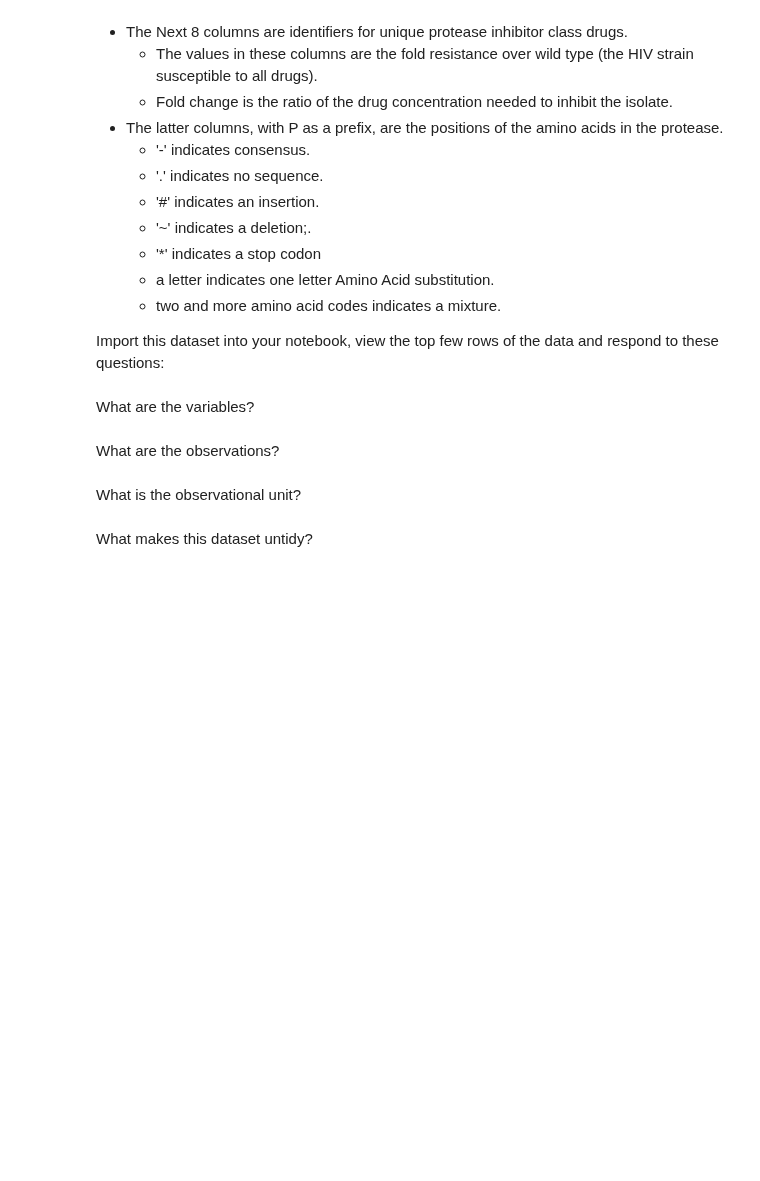
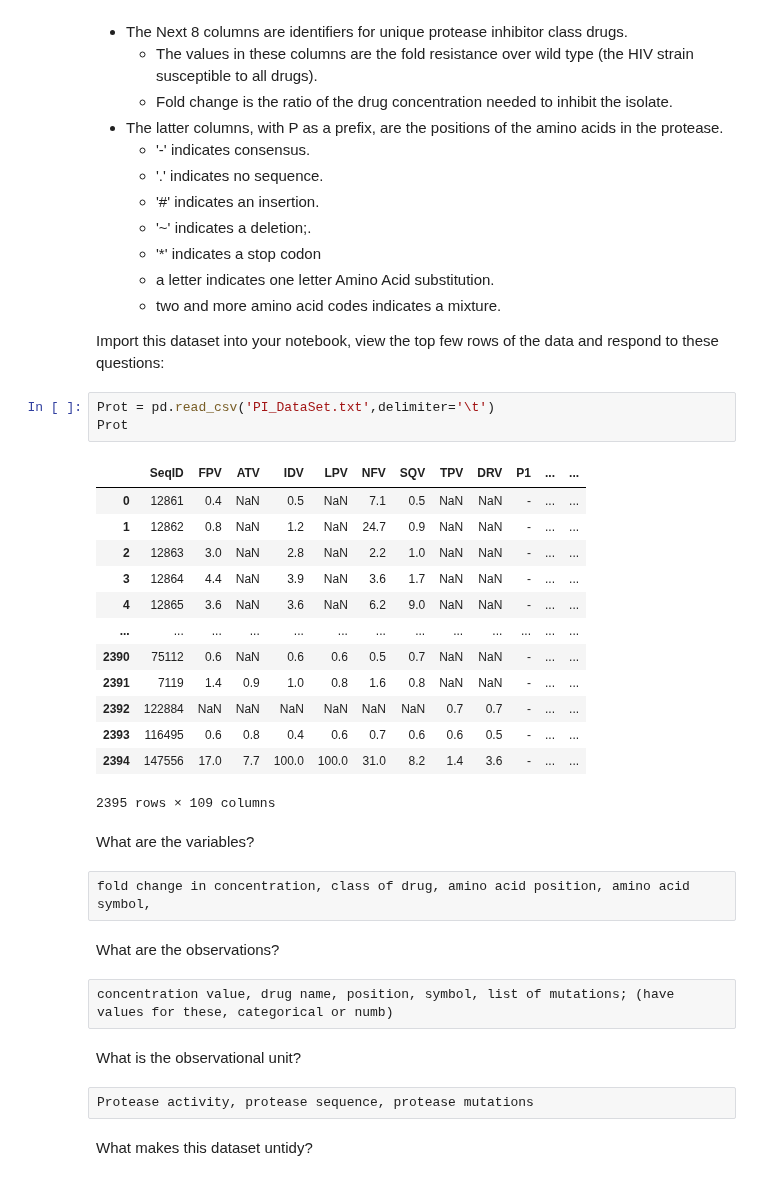
Before and after one commit to ninkuu/Data-Analytics-With-Python, a Jupyter notebook: Module2-Data_Analytics/D06-Tidy_Data.ipynb, the cells around one changed output. Cells and saved outputs as stored; diff of their text form; blank space fills up the shorter version.

```diff
--- a/Module2-Data_Analytics/D06-Tidy_Data.ipynb
+++ b/Module2-Data_Analytics/D06-Tidy_Data.ipynb
@@ -42,11 +42,34 @@ Here is the meaning of data columns:
   - two and more amino acid codes indicates a mixture.
 
 Import this dataset into your notebook, view the top few rows of the data and respond to these questions:
+# %%
+Prot = pd.read_csv('PI_DataSet.txt',delimiter='\t')
+Prot
+# %% [output]
+|  | SeqID | FPV | ATV | IDV | LPV | NFV | SQV | TPV | DRV | P1 | ... | ... |
+| 0 | 12861 | 0.4 | NaN | 0.5 | NaN | 7.1 | 0.5 | NaN | NaN | - | ... | ... |
+| 1 | 12862 | 0.8 | NaN | 1.2 | NaN | 24.7 | 0.9 | NaN | NaN | - | ... | ... |
+| 2 | 12863 | 3.0 | NaN | 2.8 | NaN | 2.2 | 1.0 | NaN | NaN | - | ... | ... |
+| 3 | 12864 | 4.4 | NaN | 3.9 | NaN | 3.6 | 1.7 | NaN | NaN | - | ... | ... |
+| 4 | 12865 | 3.6 | NaN | 3.6 | NaN | 6.2 | 9.0 | NaN | NaN | - | ... | ... |
+| ... | ... | ... | ... | ... | ... | ... | ... | ... | ... | ... | ... | ... |
+| 2390 | 75112 | 0.6 | NaN | 0.6 | 0.6 | 0.5 | 0.7 | NaN | NaN | - | ... | ... |
+| 2391 | 7119 | 1.4 | 0.9 | 1.0 | 0.8 | 1.6 | 0.8 | NaN | NaN | - | ... | ... |
+| 2392 | 122884 | NaN | NaN | NaN | NaN | NaN | NaN | 0.7 | 0.7 | - | ... | ... |
+| 2393 | 116495 | 0.6 | 0.8 | 0.4 | 0.6 | 0.7 | 0.6 | 0.6 | 0.5 | - | ... | ... |
+| 2394 | 147556 | 17.0 | 7.7 | 100.0 | 100.0 | 31.0 | 8.2 | 1.4 | 3.6 | - | ... | ... |
+2395 rows × 109 columns
 # %% [markdown]
 What are the variables?
+# %% [raw]
+fold change in concentration, class of drug, amino acid position, amino acid symbol,
 # %% [markdown]
 What are the observations?
+# %% [raw]
+concentration value, drug name, position, symbol, list of mutations; (have values for these, categorical or numb)
 # %% [markdown]
 What is the observational unit?
+# %% [raw]
+Protease activity, protease sequence, protease mutations
 # %% [markdown]
 What makes this dataset untidy?
```
Also changed, not shown: parts of 10 cells of this notebook, 1 other file.
